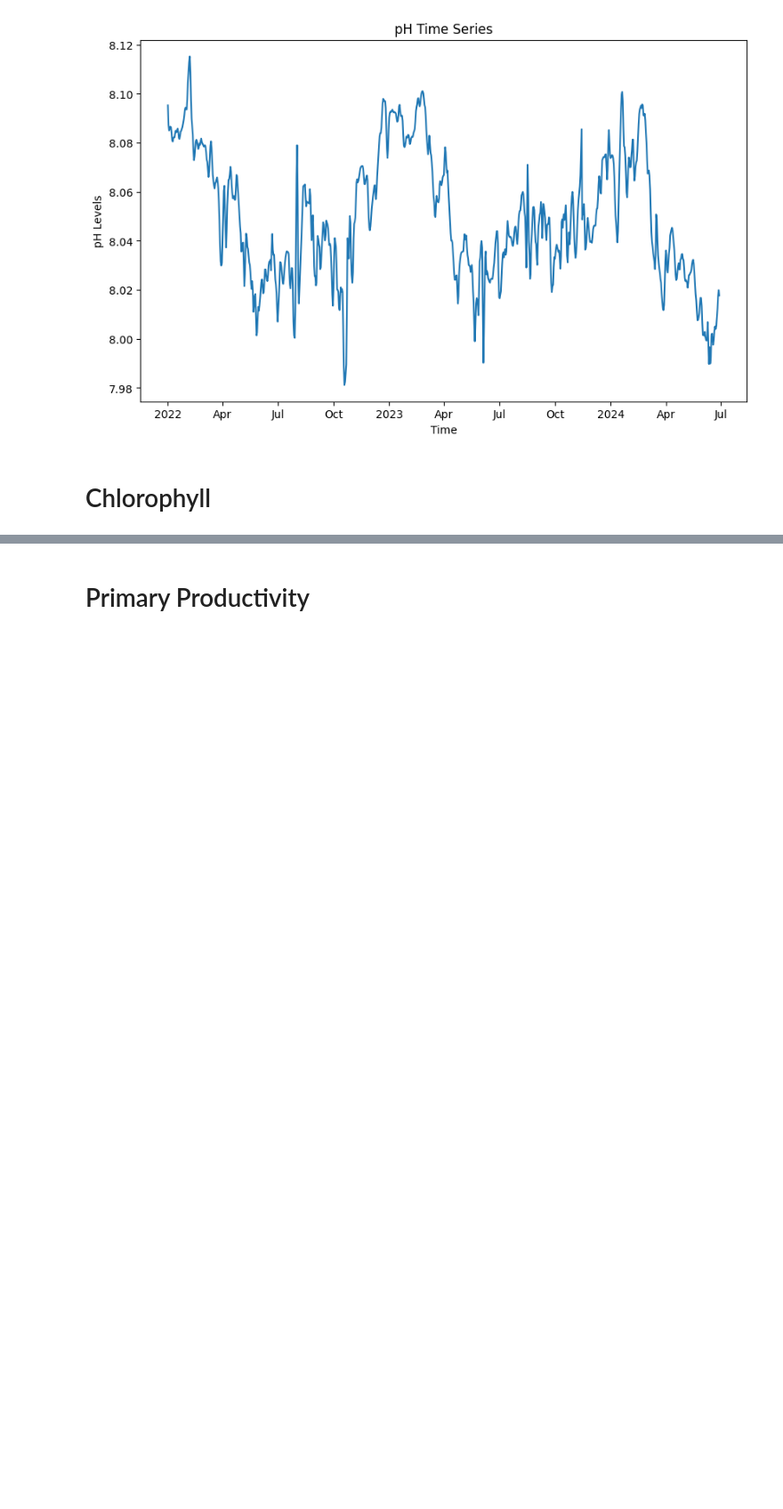
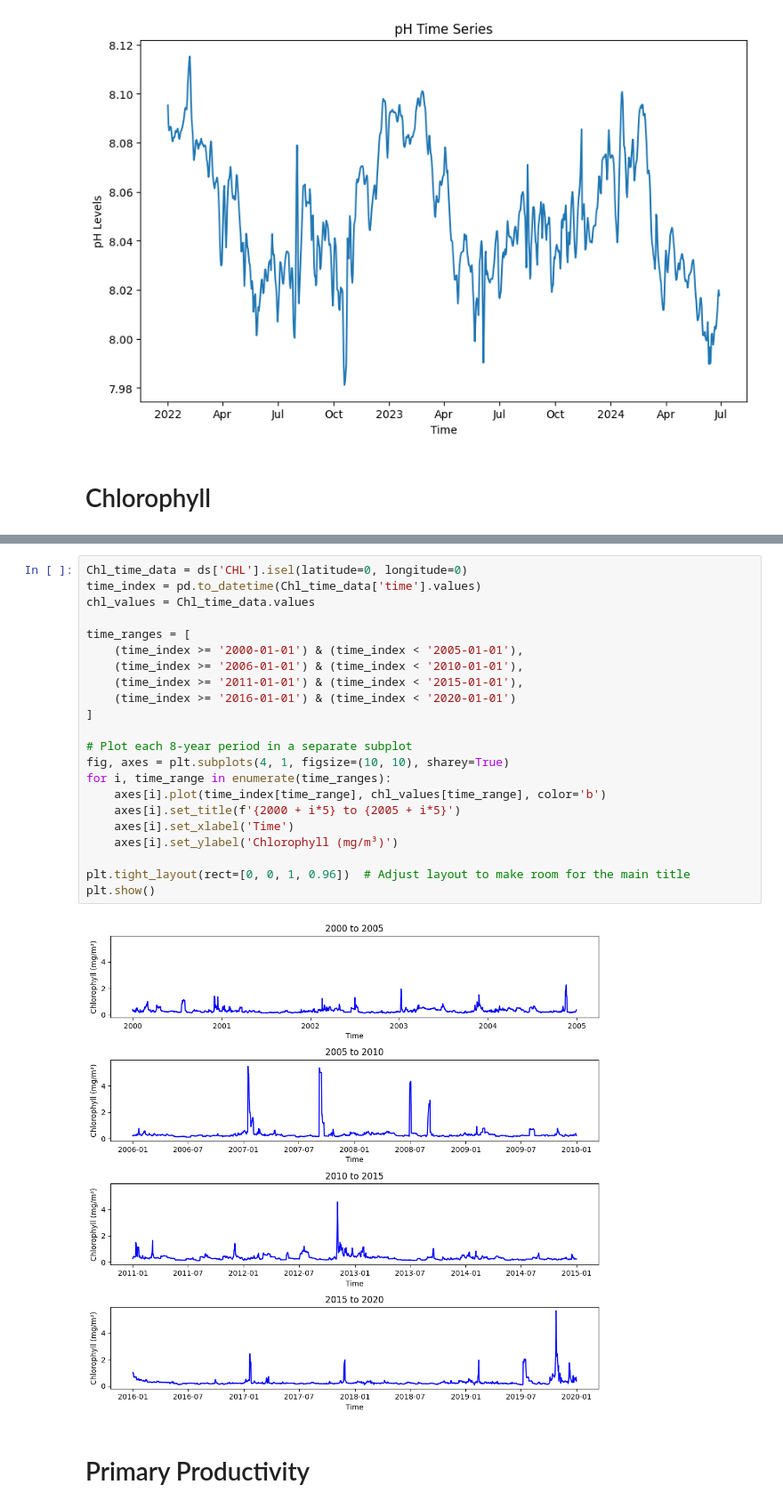
Before and after one commit to Nawshin-25/Saint_Martin, a Jupyter notebook: Time_Series.ipynb, the cells around one changed output, grey strips where cells are left out. Shown at 89% size. Saved outputs shown, nothing was run; the diff lists cells and outputs as text; blank space fills up the shorter version.

```diff
--- a/Time_Series.ipynb
+++ b/Time_Series.ipynb
@@ -87,3 +96,27 @@ plt.show()
+# %%
+Chl_time_data = ds['CHL'].isel(latitude=0, longitude=0)
+time_index = pd.to_datetime(Chl_time_data['time'].values)
+chl_values = Chl_time_data.values
+
+time_ranges = [
+    (time_index >= '2000-01-01') & (time_index < '2005-01-01'),
+    (time_index >= '2006-01-01') & (time_index < '2010-01-01'),
+    (time_index >= '2011-01-01') & (time_index < '2015-01-01'),
+    (time_index >= '2016-01-01') & (time_index < '2020-01-01')
+]
+
+# Plot each 8-year period in a separate subplot
+fig, axes = plt.subplots(4, 1, figsize=(10, 10), sharey=True)
+for i, time_range in enumerate(time_ranges):
+    axes[i].plot(time_index[time_range], chl_values[time_range], color='b')
+    axes[i].set_title(f'{2000 + i*5} to {2005 + i*5}')
+    axes[i].set_xlabel('Time')
+    axes[i].set_ylabel('Chlorophyll (mg/m³)')
+
+plt.tight_layout(rect=[0, 0, 1, 0.96])  # Adjust layout to make room for the main title
+plt.show()
+# %% [output]
+[figure, added]
 # %% [markdown]
 # Primary Productivity
 # %%
```
Also changed, not shown: parts of 18 cells of this notebook.
